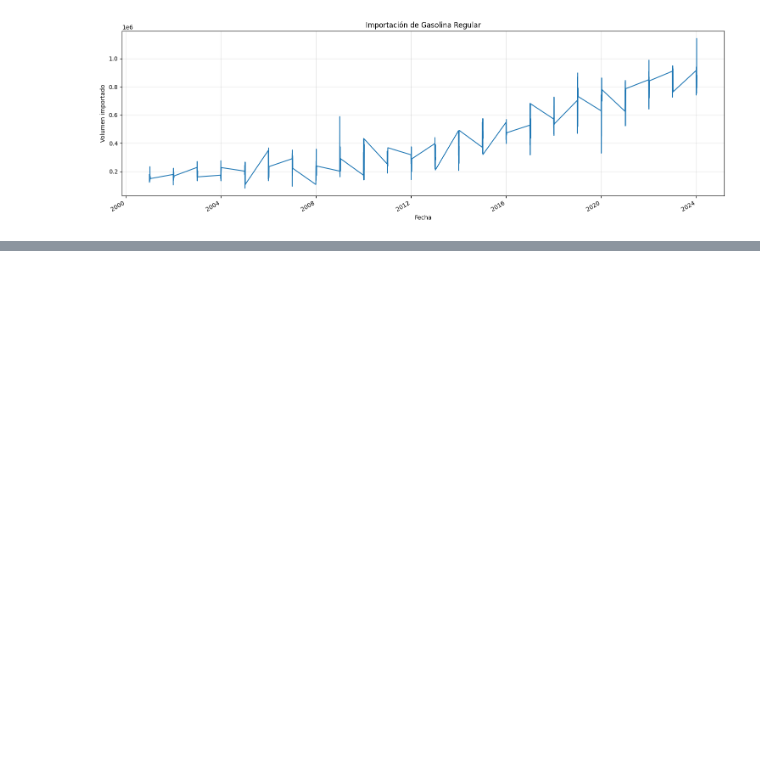
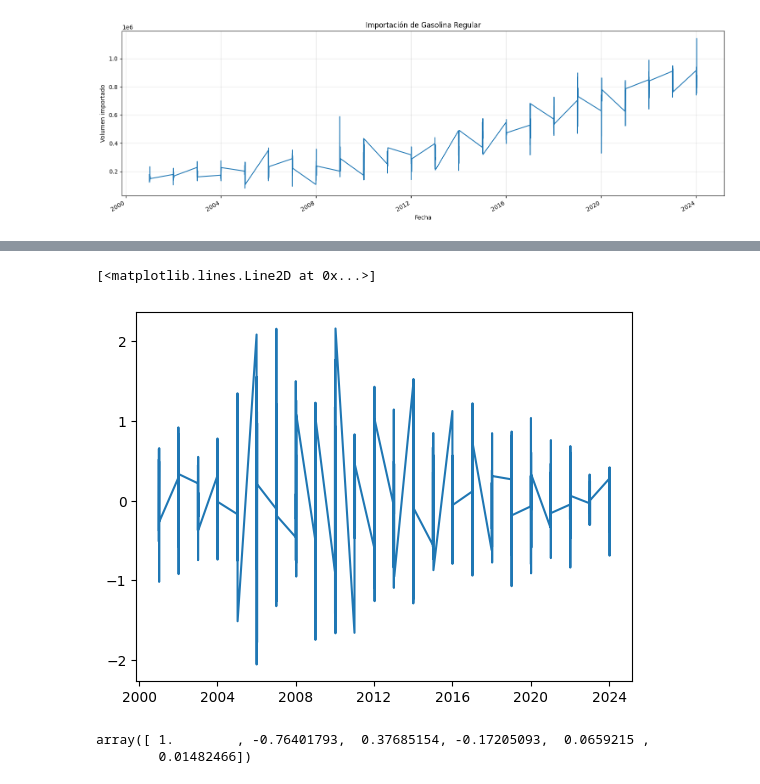
Before and after one commit to xtsebas/time_series, a Jupyter notebook: analisis_series_tiempo.ipynb, the cells around one changed output, grey strips where cells are left out. Saved outputs shown, nothing was run; the diff lists cells and outputs as text; code cells hidden in the pictures; blank space fills up the shorter version.

```diff
--- a/analisis_series_tiempo.ipynb
+++ b/analisis_series_tiempo.ipynb
@@ -81,0 +174,14 @@ plt.show()
+# %%
+plt.plot(ts_regular.diff().diff())
+# %% [output]
+[<matplotlib.lines.Line2D at 0x...>]
+[figure, added]
+# %%
+ts_regular_diff = ts_regular.diff().diff()
+ts_regular_diff.dropna(inplace = True)
+tsa_acf = acf(ts_regular_diff,nlags=5,fft=False)
+tsa_pacf = pacf(ts_regular_diff, nlags=36)
+tsa_acf
+# %% [output]
+array([ 1.        , -0.76401793,  0.37685154, -0.17205093,  0.0659215 ,
+        0.01482466])
```
Also changed, not shown: parts of 26 cells of this notebook.
